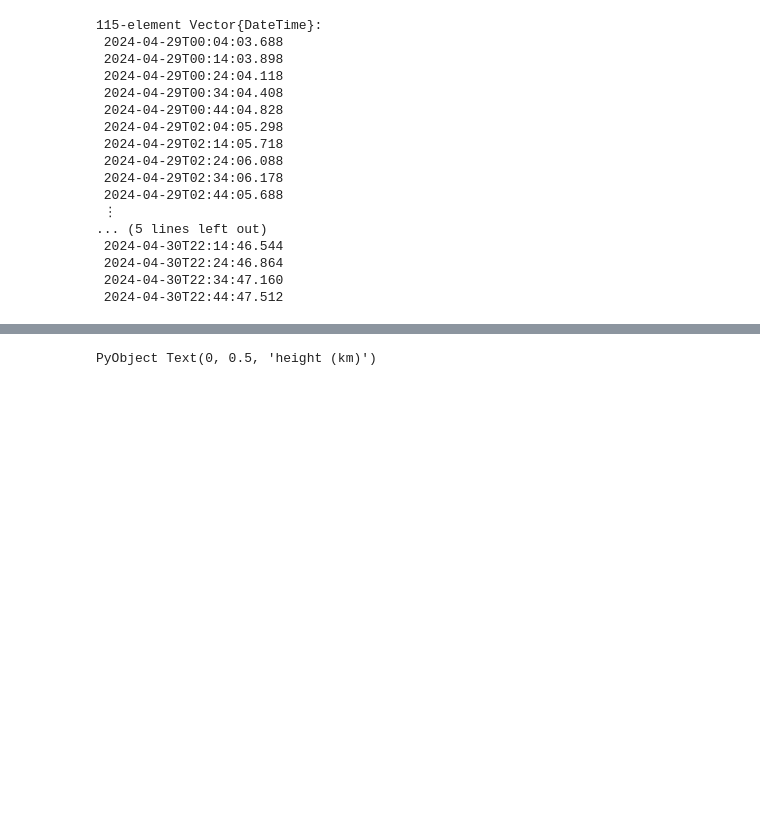
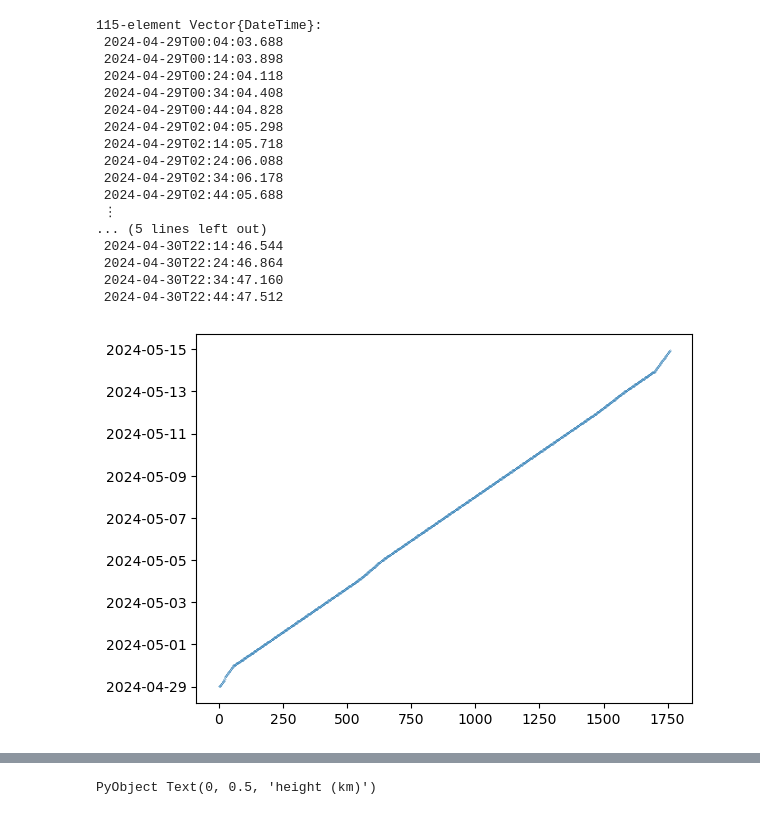
Before and after one commit to deszoeke/lidar, a Jupyter notebook: read_epsilon.ipynb, the cells around one changed output, grey strips where cells are left out. Saved outputs shown, nothing was run; the diff lists cells and outputs as text; code cells hidden in the pictures; blank space fills up the shorter version.

```diff
--- a/read_epsilon.ipynb
+++ b/read_epsilon.ipynb
@@ -70,4 +70,18 @@ start_dt[1]
  2024-04-30T22:24:46.864
  2024-04-30T22:34:47.160
  2024-04-30T22:44:47.512
+# %%
+# map(x -> cat(x, dims=1), epsi)
+flt(ep) = m2n(ep) >= 0 ? ep : NaN
+nt = size(vcat(epsi...), 1)
+
+start_time = vcat(start_dt...)
+end_time = vcat(end_dt...)
+# uit = findfirst.(isequal.(unique(start_time)), [start_time]) # already unique
+sit = sortperm(start_time)
+clf()
+plot(start_time[sit], marker=".", markersize=0.3, linestyle="none")
+gcf()
+# %% [output]
+[figure, added]
 # %%
```
Also changed, not shown: parts of 1 cell of this notebook.
